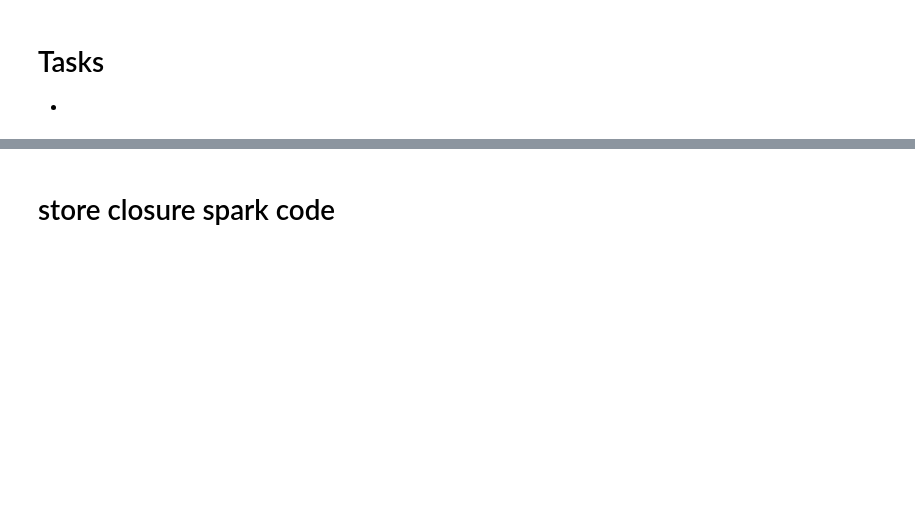
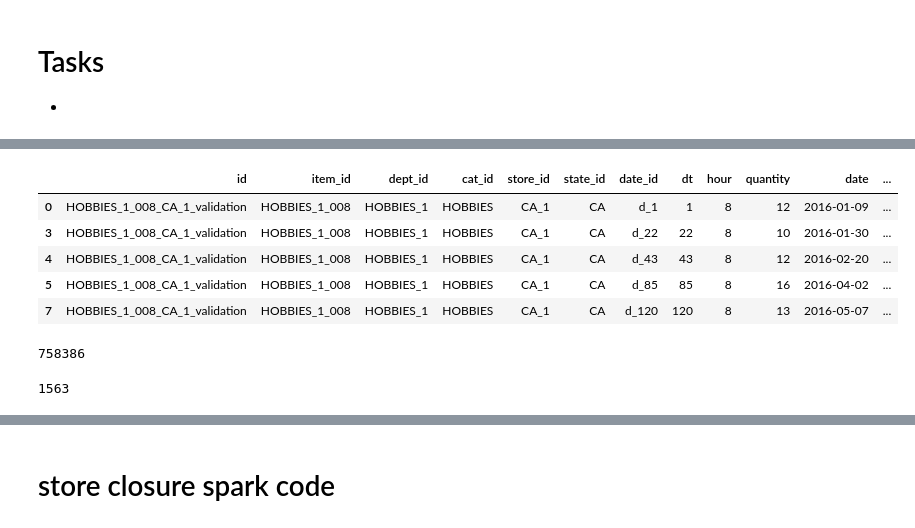
Before and after one commit to ankitnamdeo34/hackerearth_p-g, a Jupyter notebook: p_g_data_prep.ipynb, the cells around one changed output, grey strips where cells are left out. Drawn from its saved outputs; the diff is of its cells as text; code cells hidden in the pictures; blank space fills up the shorter version.

```diff
--- a/p_g_data_prep.ipynb
+++ b/p_g_data_prep.ipynb
@@ -187,0 +176,5 @@ import dask.array as da
+# %%
+sales_threshold = sales_train_final.groupby(["id", "wday", "hour"])[["quantity"]].quantile(q=.25)
+sales_threshold["threshold"] = sales_threshold["quantity"]
+sales_threshold = sales_threshold.drop("quantity", axis=1)
+sales_threshold.head()
@@ -187,0 +189,24 @@ import dask.array as da
+# %%
+new_sales = sales_train_final.merge(
+    sales_threshold,
+    on=["id", "wday", "hour"]
+)
+new_sales = new_sales[new_sales.quantity > new_sales.threshold]
+new_sales = new_sales.drop("threshold", axis=1)
+new_sales.head()
+# %% [output]
+|  | id | item_id | dept_id | cat_id | store_id | state_id | date_id | dt | hour | quantity | date | ... |
+| 0 | HOBBIES_1_008_CA_1_validation | HOBBIES_1_008 | HOBBIES_1 | HOBBIES | CA_1 | CA | d_1 | 1 | 8 | 12 | 2016-01-09 | ... |
+| 3 | HOBBIES_1_008_CA_1_validation | HOBBIES_1_008 | HOBBIES_1 | HOBBIES | CA_1 | CA | d_22 | 22 | 8 | 10 | 2016-01-30 | ... |
+| 4 | HOBBIES_1_008_CA_1_validation | HOBBIES_1_008 | HOBBIES_1 | HOBBIES | CA_1 | CA | d_43 | 43 | 8 | 12 | 2016-02-20 | ... |
+| 5 | HOBBIES_1_008_CA_1_validation | HOBBIES_1_008 | HOBBIES_1 | HOBBIES | CA_1 | CA | d_85 | 85 | 8 | 16 | 2016-04-02 | ... |
+| 7 | HOBBIES_1_008_CA_1_validation | HOBBIES_1_008 | HOBBIES_1 | HOBBIES | CA_1 | CA | d_120 | 120 | 8 | 13 | 2016-05-07 | ... |
+# %%
+len(new_sales)
+# %% [output]
+758386
+# %%
+top_prods = new_sales.groupby(["id"])[["quantity"]].mean().sort_values("quantity", ascending=False).reset_index()
+len(top_prods)
+# %% [output]
+1563
```
Also changed, not shown: parts of 25 cells of this notebook.
